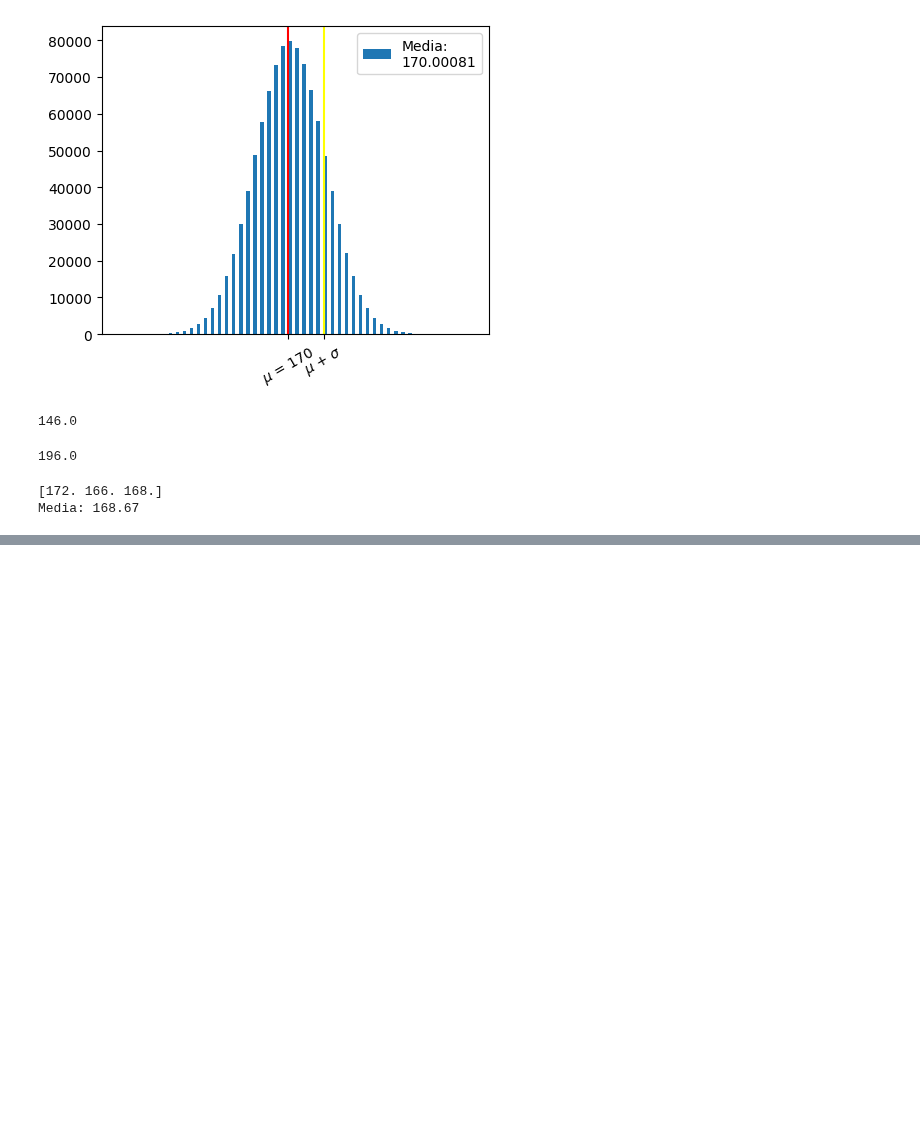
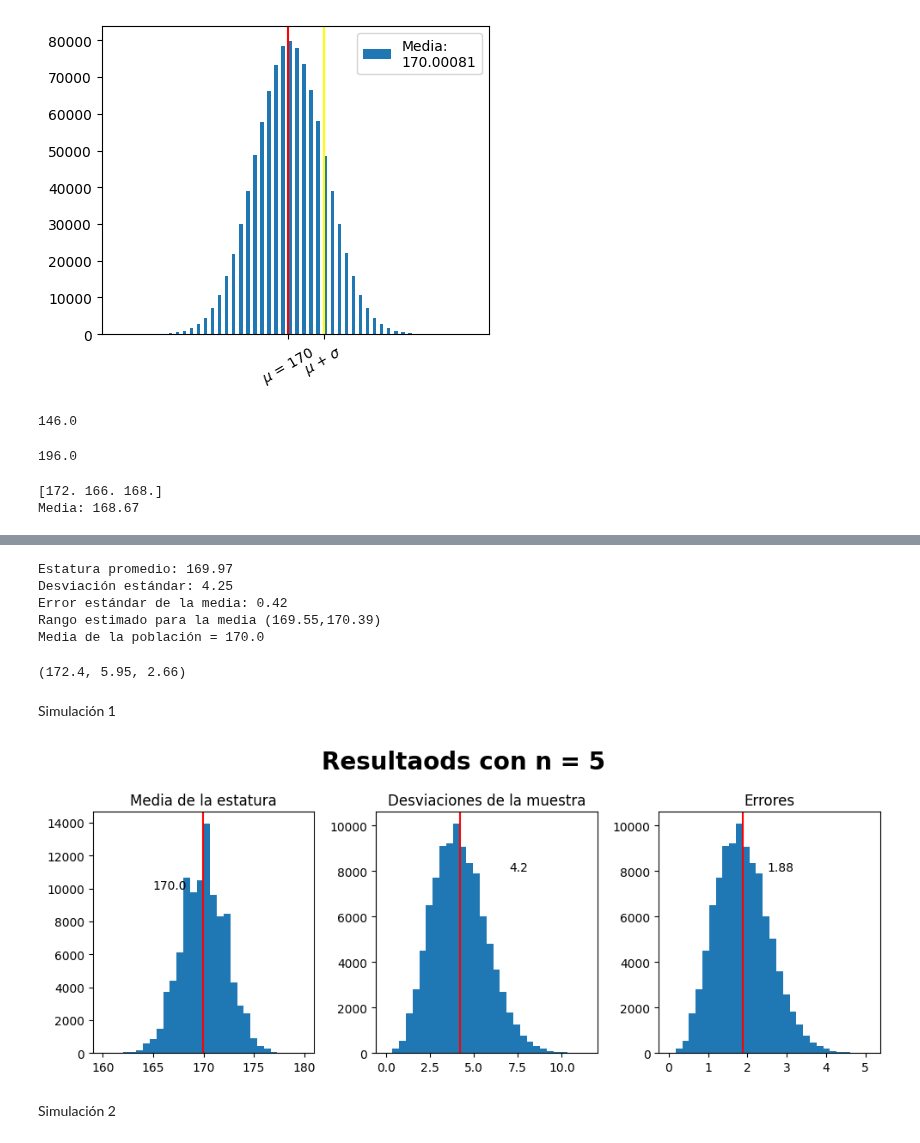
Before and after one commit to JhonZafra/Statistic_Concepts, a Jupyter notebook: SemanaVII/EstadisticaInferencial.ipynb, the cells around one changed output, grey strips where cells are left out. Saved outputs shown, nothing was run; the diff lists cells and outputs as text; code cells hidden in the pictures; blank space fills up the shorter version.

```diff
--- a/SemanaVII/EstadisticaInferencial.ipynb
+++ b/SemanaVII/EstadisticaInferencial.ipynb
@@ -92,0 +98,75 @@ Media: 168.67
+# %%
+n = 100
+sample = np.random.choice(z, n)
+media = sample.mean()
+desv = sample.std()
+ErrMedia = (sample.std() / np.sqrt(n)).round(2)
+#print(f'muestra {sample}')
+print(f'Estatura promedio: {sample.mean().round(2)}')
+print(f'Desviación estándar: {sample.std().round(2)}')
+print(f'Error estándar de la media: {ErrMedia}')
+print(f'Rango estimado para la media ({(media - ErrMedia).round(2)},{(media + ErrMedia).round(2)})')
+print(f'Media de la población = {z.mean().round(1)}')
+# %% [output]
+Estatura promedio: 169.97
+Desviación estándar: 4.25
+Error estándar de la media: 0.42
+Rango estimado para la media (169.55,170.39)
+Media de la población = 170.0
+# %%
+def muestreo(n):
+    sample = np.random.choice(z, n)
+    media = sample.mean().round(2)
+    desv = sample.std().round(2)
+    ErrMedia = (sample.std() / np.sqrt(n)).round(2)
+    return media, desv, ErrMedia
+# %%
+muestreo(5)
+# %% [output]
+(172.4, 5.95, 2.66)
+# %% [markdown]
+Simulación 1
+# %%
+iteraciones = 10**5
+
+medias = []
+desviaciones = []
+errores = []
+
+for _ in range(iteraciones):
+    a, b, c = muestreo(5)
+    medias.append(a)
+    desviaciones.append(b)
+    errores.append(c)
+# %%
+medias  = np.array(medias)
+desviaciones = np.array(desviaciones)
+errores = np.array(errores)
+
+fig = plt.figure(figsize= (10, 4))
+plt.suptitle('Resultaods con n = 5', weight= 'bold', size = 20)
+
+plt.subplot(1, 3, 1)
+plt.title('Media de la estatura')
+plt.hist(medias, bins= 30)
+plt.axvline(medias.mean(), color= 'red')
+plt.text(165, 10000, medias.mean().round(2))
+
+plt.subplot(1, 3, 2)
+plt.title('Desviaciones de la muestra')
+plt.hist(desviaciones, bins= 30)
+plt.axvline(desviaciones.mean(), color= 'red')
+plt.text(7, 8000, desviaciones.mean().round(2))
+
+plt.subplot(1, 3, 3)
+plt.title('Errores')
+plt.hist(errores, bins= 30)
+plt.axvline(errores.mean(), color= 'red')
+plt.text(2.5, 8000, errores.mean().round(2))
+
+fig.tight_layout() # Ajusta el ancho de las gráficas
+plt.show()
+# %% [output]
+[figure, added]
+# %% [markdown]
+Simulación 2
```
Also changed, not shown: parts of 4 cells of this notebook.
